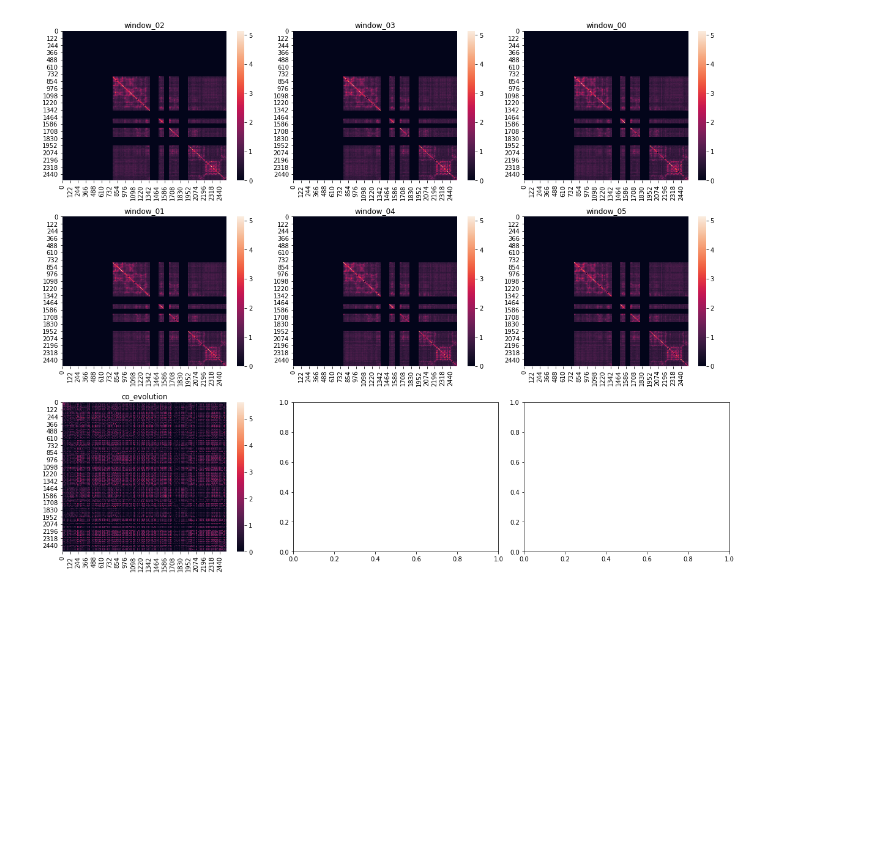
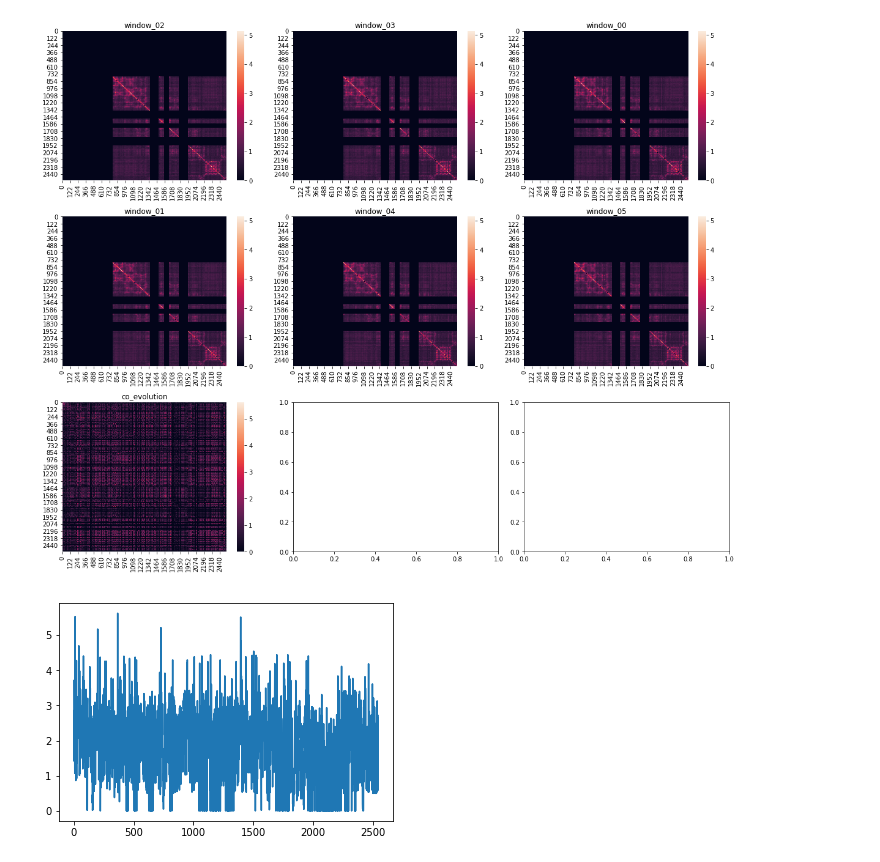
Before and after one commit to wesleymsmith/Piezo_Coevolution_vs_Dynamical_Network, a Jupyter notebook: Analyze_Matrix_Data.ipynb, the cells around one changed output. Drawn from its saved outputs; the diff is of its cells as text; code cells hidden in the pictures; blank space fills up the shorter version.

```diff
--- a/Analyze_Matrix_Data.ipynb
+++ b/Analyze_Matrix_Data.ipynb
@@ -411,3 +414,8 @@ plt.show()
 window_02
  window_03 window_00 window_01 window_04 window_05 co_evolution
 [figure]
+# %%
+plt.plot(np.diag(np.array(coEvoExcelData)))
+plt.show()
+# %% [output]
+[figure, added]
```
Also changed, not shown: parts of 15 cells of this notebook.
